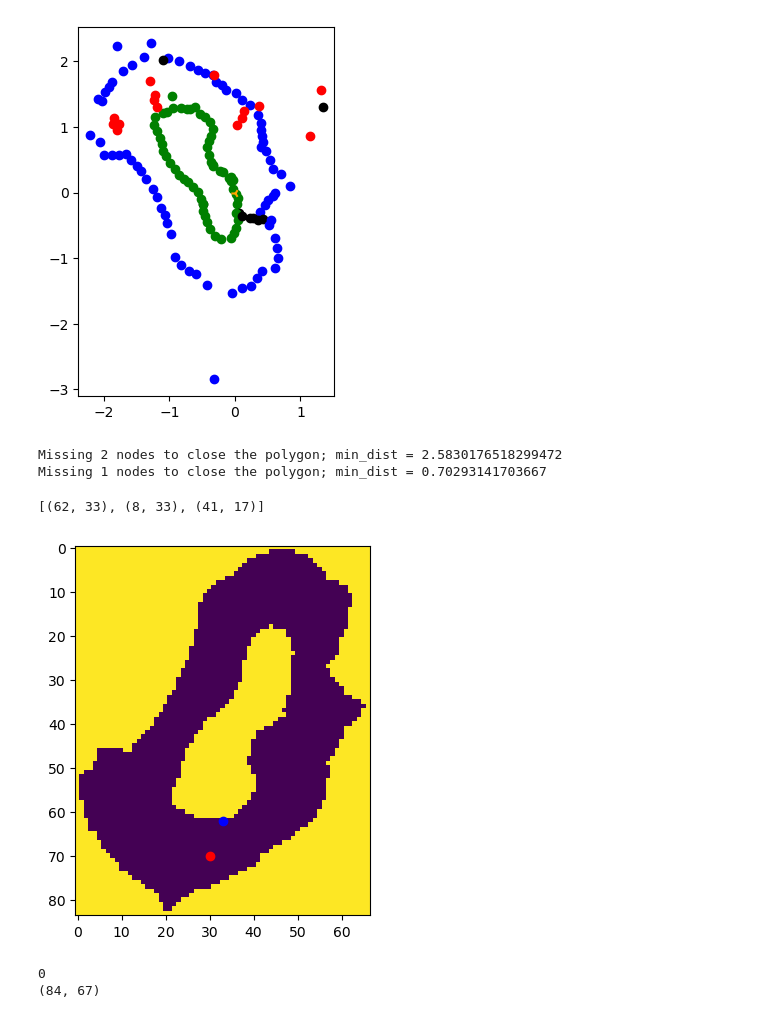
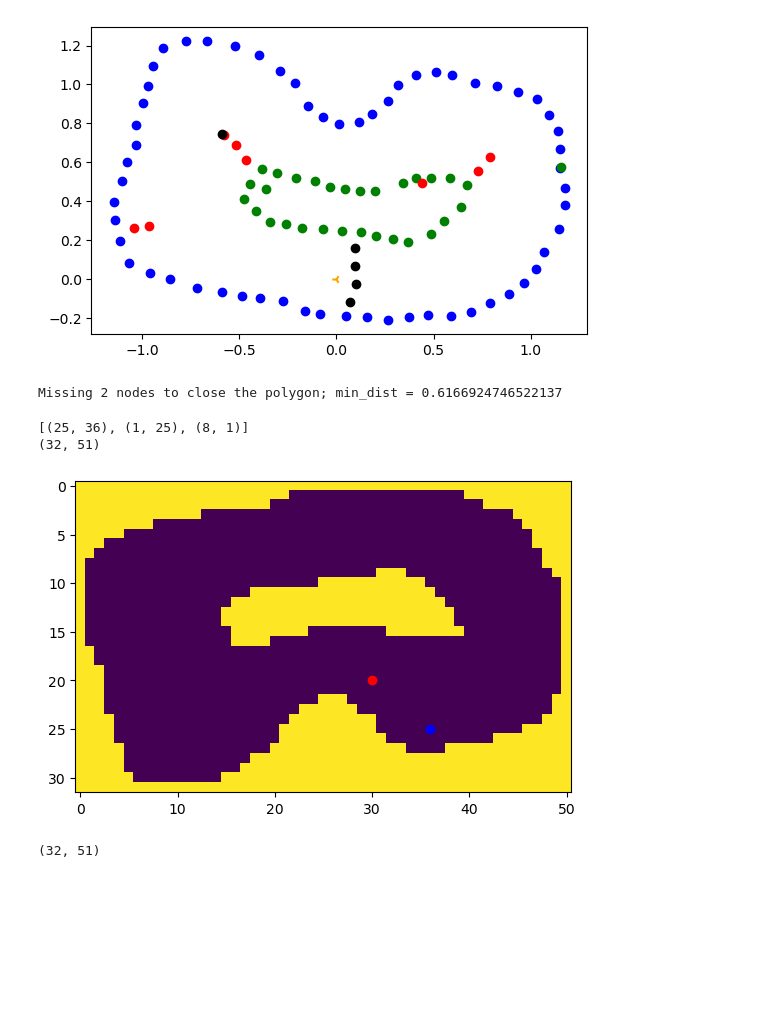
Before and after one commit to tommaso-bertola/computer-vision-and-robotics, a Jupyter notebook: robot-code/pathfinding/A_star_checkpoints_working.ipynb, the cells around one changed output. Drawn from its saved outputs; the diff is of its cells as text; code cells hidden in the pictures; blank space fills up the shorter version.

```diff
--- a/robot-code/pathfinding/A_star_checkpoints_working.ipynb
+++ b/robot-code/pathfinding/A_star_checkpoints_working.ipynb
@@ -14,7 +14,8 @@ from shapely.geometry import Point
 from magic import ordinator
 import cv2
 # %%
-with open(r"SLAM20240124_101335.pickle", "rb") as input_file:
+# with open(r"SLAM20240124_101335.pickle", "rb") as input_file:
+with open(r"SLAM20240121_162038.pickle", "rb") as input_file:
     e = pickle.load(input_file)
 
 positions = e['positions']
@@ -57,36 +58,35 @@ external_ordered = np.array(ordinator(pos_list_ext,max_distance=0.6))
 internal_ordered = np.array(ordinator(pos_list_int))
 
 spatial_step=0.03
 max_x=np.max(external_ordered[:,0])
 max_y=np.max(external_ordered[:,1])
 min_x=np.min(external_ordered[:,0])
 min_y=np.min(external_ordered[:,1])
 delta_x=max_x-min_x
 delta_y=max_y-min_y
 center_x=min_x+delta_x/2
 center_y=min_y+delta_y/2
 
 n_x = int(delta_x/spatial_step/1.5)
 n_y = int(delta_y/spatial_step/1.5)
 
 ext_ordered_poly = Polygon(external_ordered)
 int_ordered_poly = Polygon(internal_ordered)
 
 x = np.linspace(min(np.concatenate([external_ordered[:, 0], internal_ordered[:, 0]])), max(
     np.concatenate([external_ordered[:, 0], internal_ordered[:, 0]])), n_x)
 y = np.linspace(min(np.concatenate([external_ordered[:, 1], internal_ordered[:, 1]])), max(
     np.concatenate([external_ordered[:, 1], internal_ordered[:, 1]])), n_y)
 X, Y = np.meshgrid(x, y)
 
 # Create a mask where the pixels inside the first circle and outside the second circle are set to 1, and all others are set to 0
 mask = np.array([[ext_ordered_poly.contains(Point(x[i], y[j])) and not int_ordered_poly.contains(
     Point(x[i], y[j])) for i in range(len(x))] for j in range(len(y))])
 
 mask = 1-mask
 # %% [output]
-[figure, old version]
+[figure, new version]
-Missing 2 nodes to close the polygon; min_dist = 2.5830176518299472
-Missing 1 nodes to close the polygon; min_dist = 0.70293141703667
+Missing 2 nodes to close the polygon; min_dist = 0.6166924746522137
 # %%
 def find_checkpoint_in_quadrant(maze, x_range, y_range):
     for y in range(y_range[0], y_range[1]):
@@ -116,10 +148,17 @@ def generate_quadrant_checkpoints(maze):
 # %%
 checkpoints = generate_quadrant_checkpoints(mask)
 print(checkpoints)
+print(mask.shape)
 # %% [output]
-[(62, 33), (8, 33), (41, 17)]
+[(25, 36), (1, 25), (8, 1)]
+(32, 51)
 # %%
-start = (70,30)
+#################################
+# Change start according to map
+#################################
+
+start = (20,30)
+# start = (70,30)
 
 plt.imshow(mask, interpolation='nearest', origin='upper')
 # plt.axvline(center_x, color='blue')
@@ -132,12 +171,11 @@ plt.scatter(checkpoints[i][1], checkpoints[i][0], color="blue")
 plt.show()
 mask.shape
 
-print(mask[70][20])
+# print(mask[70][20])
 print(mask.shape)
 # %% [output]
-[figure, old version]
+[figure, new version]
-0
-(84, 67)
+(32, 51)
 # %%
 def heuristic_(a, b):
     # Chebyshev distance
```
Also changed, not shown: parts of 2 cells of this notebook.
